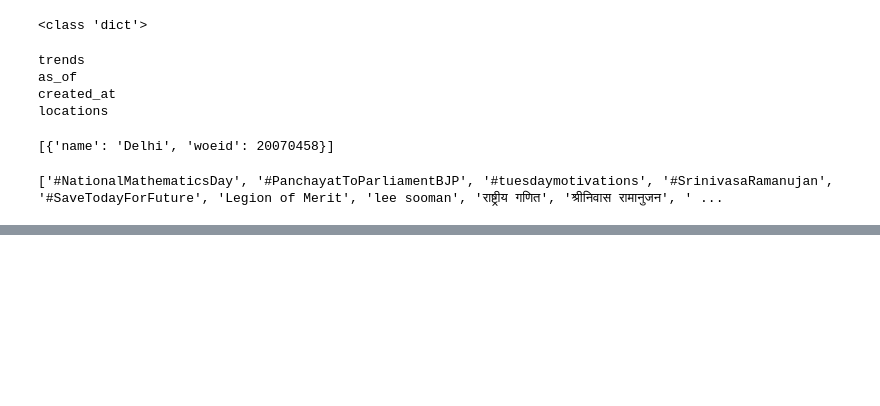
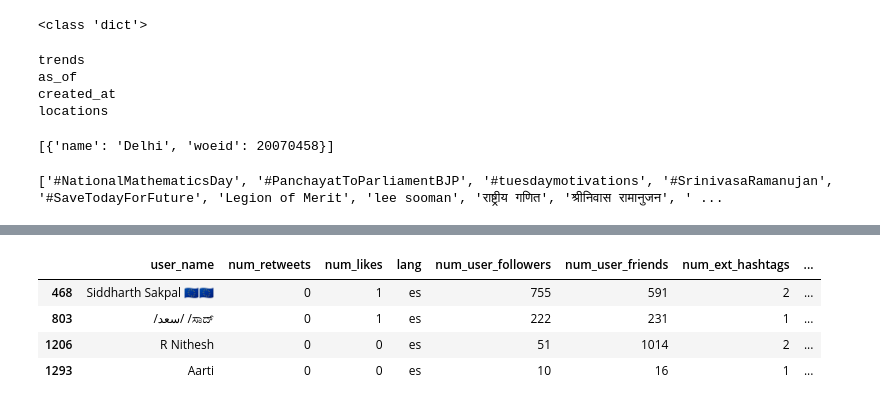
Before and after one commit to anmolagarwal999/Precog_Recruitment_Tasks, a Jupyter notebook: Task_2/tweet_task.ipynb, the cells around one changed output, grey strips where cells are left out. Saved outputs shown, nothing was run; the diff lists cells and outputs as text; code cells hidden in the pictures; blank space fills up the shorter version.

```diff
--- a/Task_2/tweet_task.ipynb
+++ b/Task_2/tweet_task.ipynb
@@ -105,0 +591,8 @@ print(top_ten_tags)
+# %%
+df[df['lang']=='es']
+# %% [output]
+|  | user_name | num_retweets | num_likes | lang | num_user_followers | num_user_friends | num_ext_hashtags | ... |
+| 468 | Siddharth Sakpal 🇪🇺🇪🇺 | 0 | 1 | es | 755 | 591 | 2 | ... |
+| 803 | /سعد/ /ಸಾದ್ | 0 | 1 | es | 222 | 231 | 1 | ... |
+| 1206 | R Nithesh | 0 | 0 | es | 51 | 1014 | 2 | ... |
+| 1293 | Aarti | 0 | 0 | es | 10 | 16 | 1 | ... |
```
Also changed, not shown: parts of 45 cells of this notebook.
